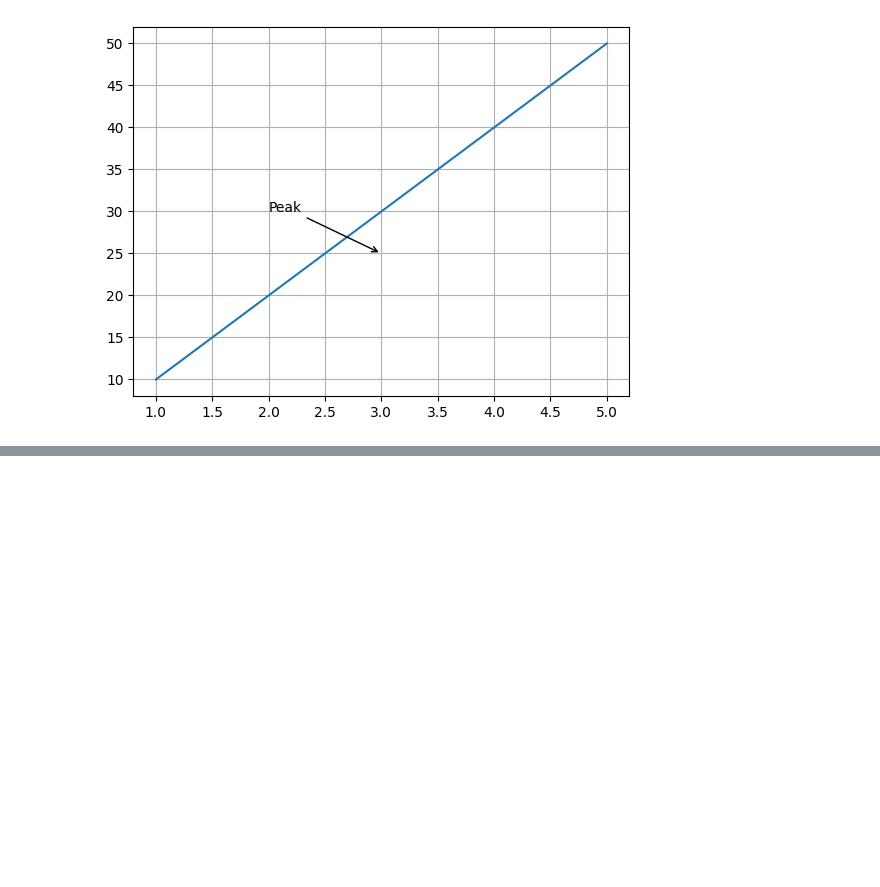
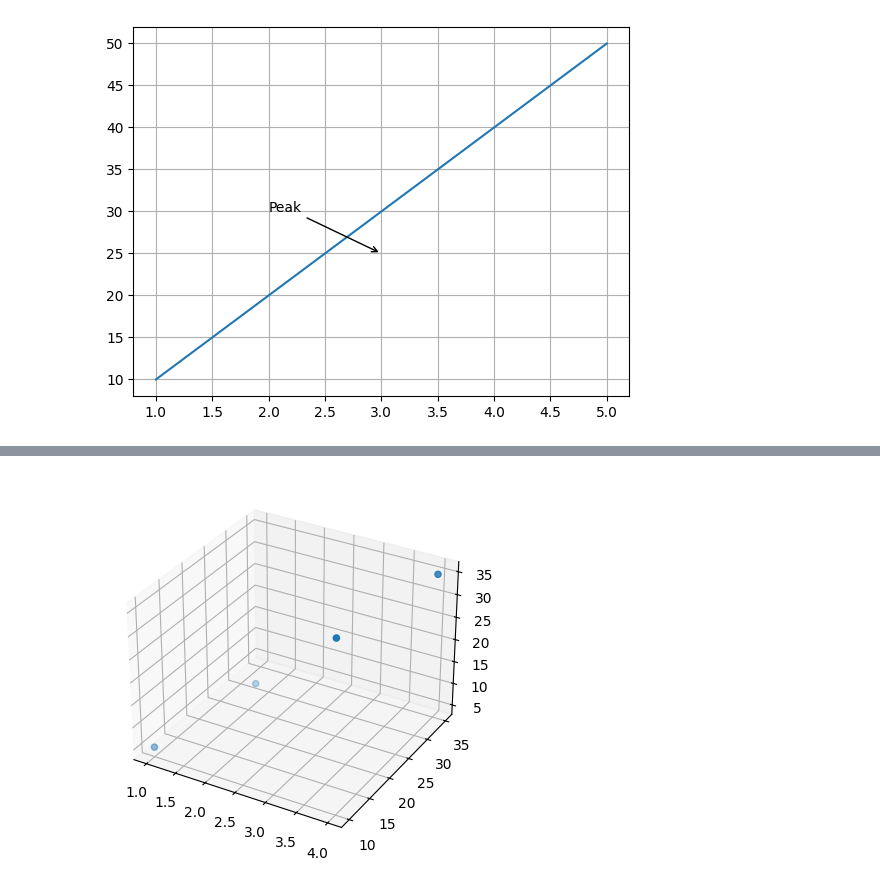
Before and after one commit to imaakanksha/NumPy, a Jupyter notebook: matplotlib.ipynb, the cells around one changed output, grey strips where cells are left out. Saved outputs shown, nothing was run; the diff lists cells and outputs as text; code cells hidden in the pictures; blank space fills up the shorter version.

```diff
--- a/matplotlib.ipynb
+++ b/matplotlib.ipynb
@@ -81,0 +104,13 @@ plt.show()
+# %%
+#3D Visualizations
+
+from  mpl_toolkits.mplot3d import Axes3D
+fig = plt.figure()
+ax=fig.add_subplot(111, projection='3d')
+x=[1,2,3,4]
+y=[10,20,25,35]
+z=[5,15,25,35]
+ax.scatter(x,y,z)
+plt.show()
+# %% [output]
+[figure, added]
```
Also changed, not shown: parts of 7 cells of this notebook.
